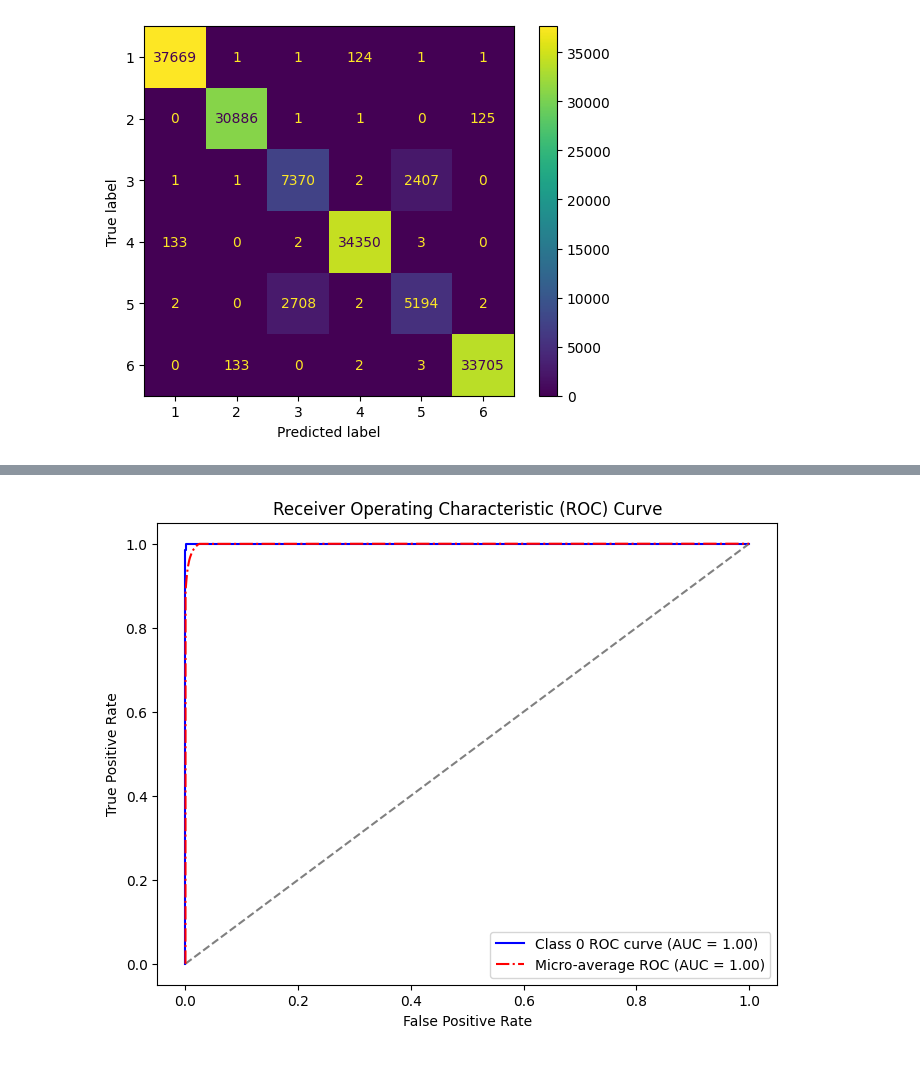
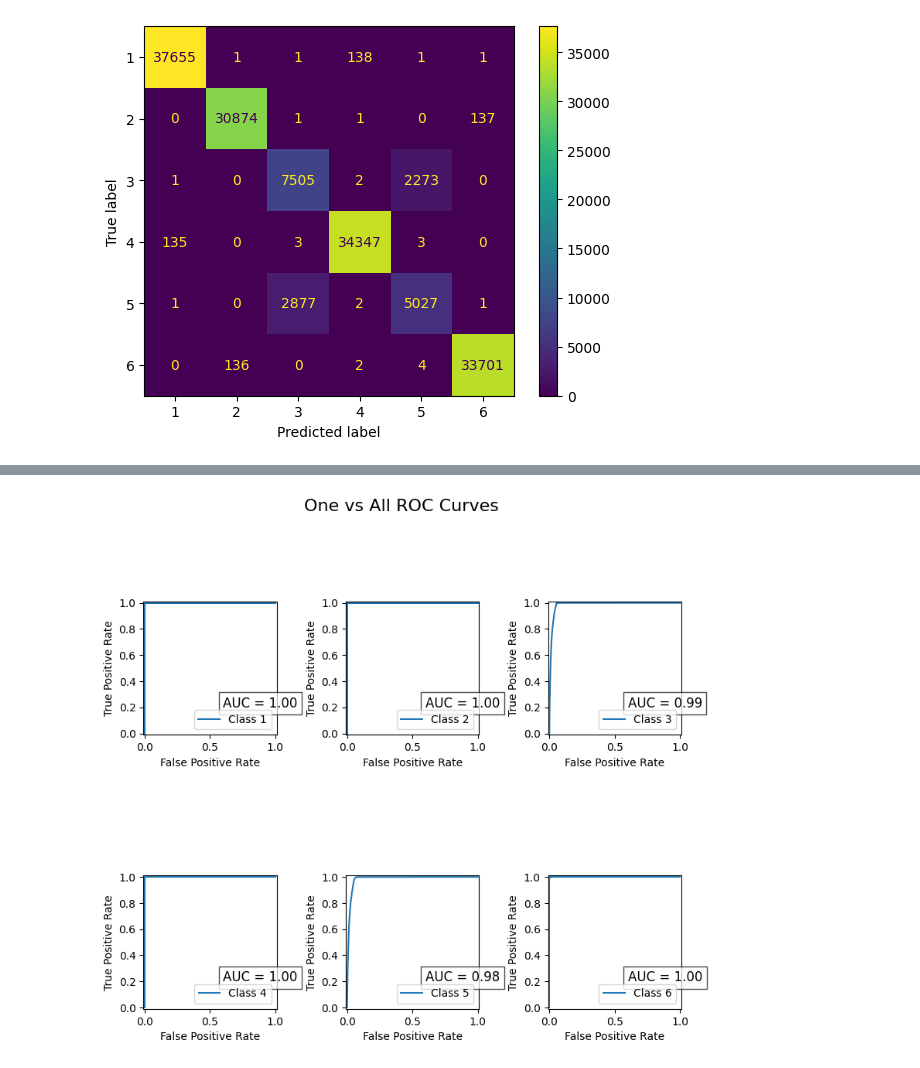
Before and after one commit to Visionary-DataWorks/DSPL-Project, a Jupyter notebook: Logistic_regression.ipynb, the cells around one changed output, grey strips where cells are left out. Cells and saved outputs as stored; diff of their text form; code cells hidden in the pictures.

```diff
--- a/Logistic_regression.ipynb
+++ b/Logistic_regression.ipynb
@@ -232,0 +201,21 @@ GridSearchCV(cv=5, estimator=LogisticRegression(),
+# %%
+from sklearn.model_selection import RandomizedSearchCV
+from sklearn.linear_model import LogisticRegression
+from scipy.stats import loguniform
+
+param_dist = {
+    'C': loguniform(1e-2, 1e2),     # Covers a wide but manageable range
+    'penalty': ['l2'],             # L2 is reliable and efficient
+    'solver': ['liblinear']        # Works well with small datasets and L2
+}
+log_reg = LogisticRegression(max_iter=300)
+
+lr_rscv = RandomizedSearchCV(log_reg, param_distributions=param_dist,
+                             n_iter=7, cv=3, scoring='roc_auc_ovr',
+                             random_state=42, n_jobs=-1)  # n_jobs=-1 uses all CPU cores
+
+# Replace 'X1_train' with 'x_train_scaled', which is the preprocessed training dataset.
+lr_rscv.fit(x_train_scaled, y_train)
+
+best_lr = lr_rscv.best_estimator_
+print(best_lr)
@@ -276,34 +271,27 @@ The Logistic Regression Model Accuracy: 0.9634696118323323
-# %%
-# Binarize the target variable for multi-class ROC curve
-y_test_bin = label_binarize(y_test, classes=logreg_gscv.classes_)
-n_classes = y_test_bin.shape[1]
-
-# Predict probabilities
-y_proba = logreg_gscv.predict_proba(x_test_scaled)
-
-# Compute ROC curve and AUC for each class
-fpr, tpr, roc_auc = {}, {}, {}
-for i in range(n_classes):
-    fpr[i], tpr[i], _ = roc_curve(y_test_bin[:, i], y_proba[:, i])
-    roc_auc[i] = auc(fpr[i], tpr[i])
-
-# Compute micro-average ROC curve and AUC
-fpr["micro"], tpr["micro"], _ = roc_curve(y_test_bin.ravel(), y_proba.ravel())
-roc_auc["micro"] = auc(fpr["micro"], tpr["micro"])
-
-# Plot ROC curve for class 0 (change index if needed)
-plt.figure(figsize=(8, 6))
-plt.plot(fpr[0], tpr[0], color='blue', label=f'Class 0 ROC curve (AUC = {roc_auc[0]:.2f})')
-plt.plot([0, 1], [0, 1], color='gray', linestyle='--')
-
-# Plot micro-average ROC curve
-plt.plot(fpr["micro"], tpr["micro"], color='red', linestyle='-.', label=f'Micro-average ROC (AUC = {roc_auc["micro"]:.2f})')
-
-plt.xlabel('False Positive Rate')
-plt.ylabel('True Positive Rate')
-plt.title('Receiver Operating Characteristic (ROC) Curve')
-plt.legend(loc='lower right')
-plt.show()
-# %% [output]
-[figure, removed]
+# %%
+#ROC Curve
+import matplotlib.pyplot as plt
+from sklearn.metrics import roc_curve, RocCurveDisplay, roc_auc_score
+from sklearn.preprocessing import label_binarize
+
+# Get predicted probabilities for each class
+y_prob1 = lr_rscv.predict_proba(x_test_scaled)
+
+fig, axes = plt.subplots(2, 3, figsize=(8,8))
+
+axes = axes.flatten()
+
+# Plot ROC curves for each class
+for i, class_label in enumerate(lr_rscv.classes_):
+    fpr, tpr, _ = roc_curve(y_test == class_label, y_prob1[:, i])
+    auc = roc_auc_score(y_test == class_label, y_prob1[:, i])
+    RocCurveDisplay(fpr=fpr, tpr=tpr, estimator_name=f'Class {class_label}').plot(ax=axes[i])
+    axes[i].text(0.6, 0.2, f'AUC = {auc:.2f}', fontsize=12, bbox=dict(facecolor='white', alpha=0.7))
+
+plt.suptitle("One vs All ROC Curves", fontsize=16)
+plt.tight_layout()
+plt.subplots_adjust(top=0.95)
+plt.show()
+# %% [output]
+[figure, added]
 # %%
```
Also changed, not shown: parts of 9 cells of this notebook.
